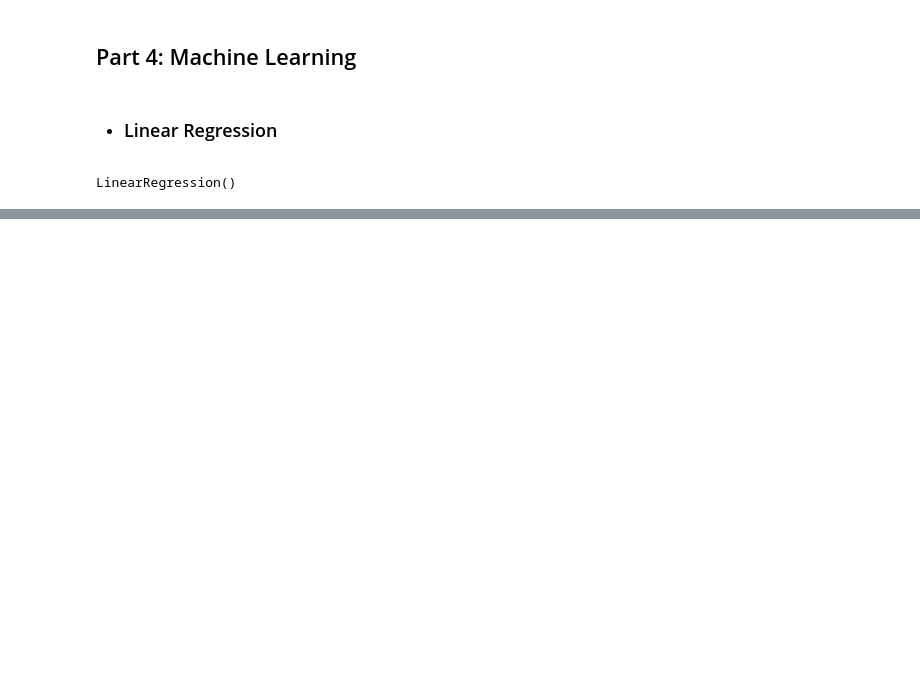
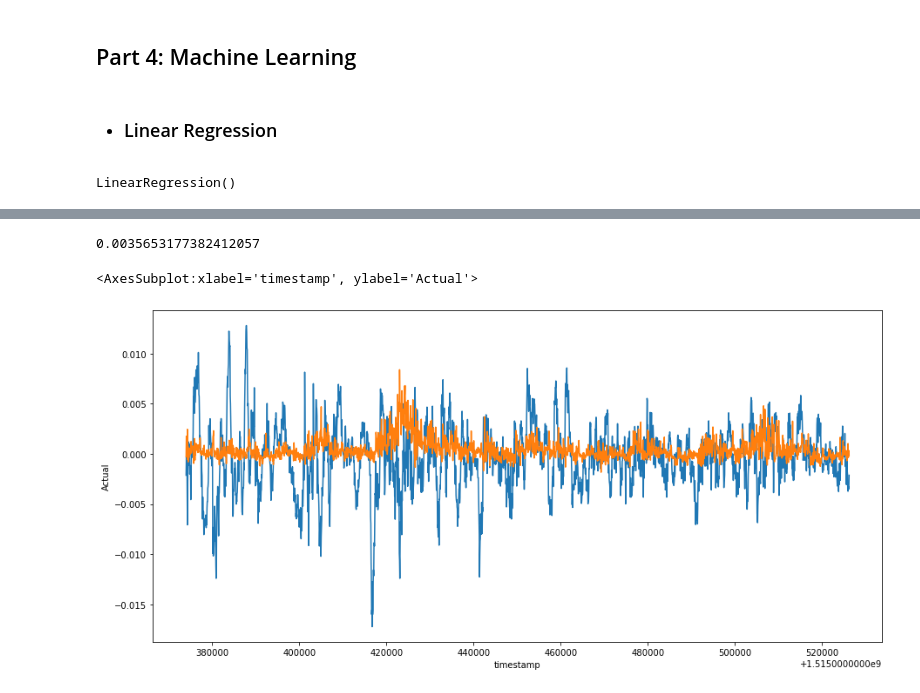
Before and after one commit to paskag/G_Research_Crypto_Forecast, a Jupyter notebook: machine_learning/G-Research_Crypto_Forecast.ipynb, the cells around one changed output, grey strips where cells are left out. Drawn from its saved outputs; the diff is of its cells as text; code cells hidden in the pictures; blank space fills up the shorter version.

```diff
--- a/machine_learning/G-Research_Crypto_Forecast.ipynb
+++ b/machine_learning/G-Research_Crypto_Forecast.ipynb
@@ -352,0 +424,3 @@ X_valid.shape, y_valid.shape
+# %%
+X_btc_train, y_btc_train = X_btc[:int(X_btc.shape[0] * 0.8)], y_btc[:int(X_btc.shape[0] * 0.8)]
+X_btc_train.shape, y_btc_train.shape
@@ -352,0 +429,3 @@ X_valid.shape, y_valid.shape
+# %%
+X_btc_valid, y_btc_valid = X_btc[int(X_btc.shape[0] * 0.8):], y_btc[int(X_btc.shape[0] * 0.8):]
+X_btc_valid.shape, y_btc_valid.shape
@@ -389,0 +480,5 @@ np.sqrt(mean_squared_error(y_valid, LR_pred))
+# %%
+btc_pred_LR = pd.DataFrame({
+    "timestamp": btc["timestamp"][int(btc.shape[0] * 0.8):],
+    "Actual": y_btc_valid,
+    "Predicted": LR_btc_pred})
@@ -389,0 +501,11 @@ np.sqrt(mean_squared_error(y_valid, LR_pred))
+# %%
+np.sqrt(mean_squared_error(y_btc_valid, LR_btc_pred))
+# %% [output]
+0.0035653177382412057
+# %%
+plt.figure(figsize=(15, 7))
+sns.lineplot(data=btc_pred_LR, x="timestamp", y="Actual")
+sns.lineplot(data=btc_pred_LR, x="timestamp", y="Predicted")
+# %% [output]
+<AxesSubplot:xlabel='timestamp', ylabel='Actual'>
+[figure, added]
```
Also changed, not shown: parts of 56 cells of this notebook.
